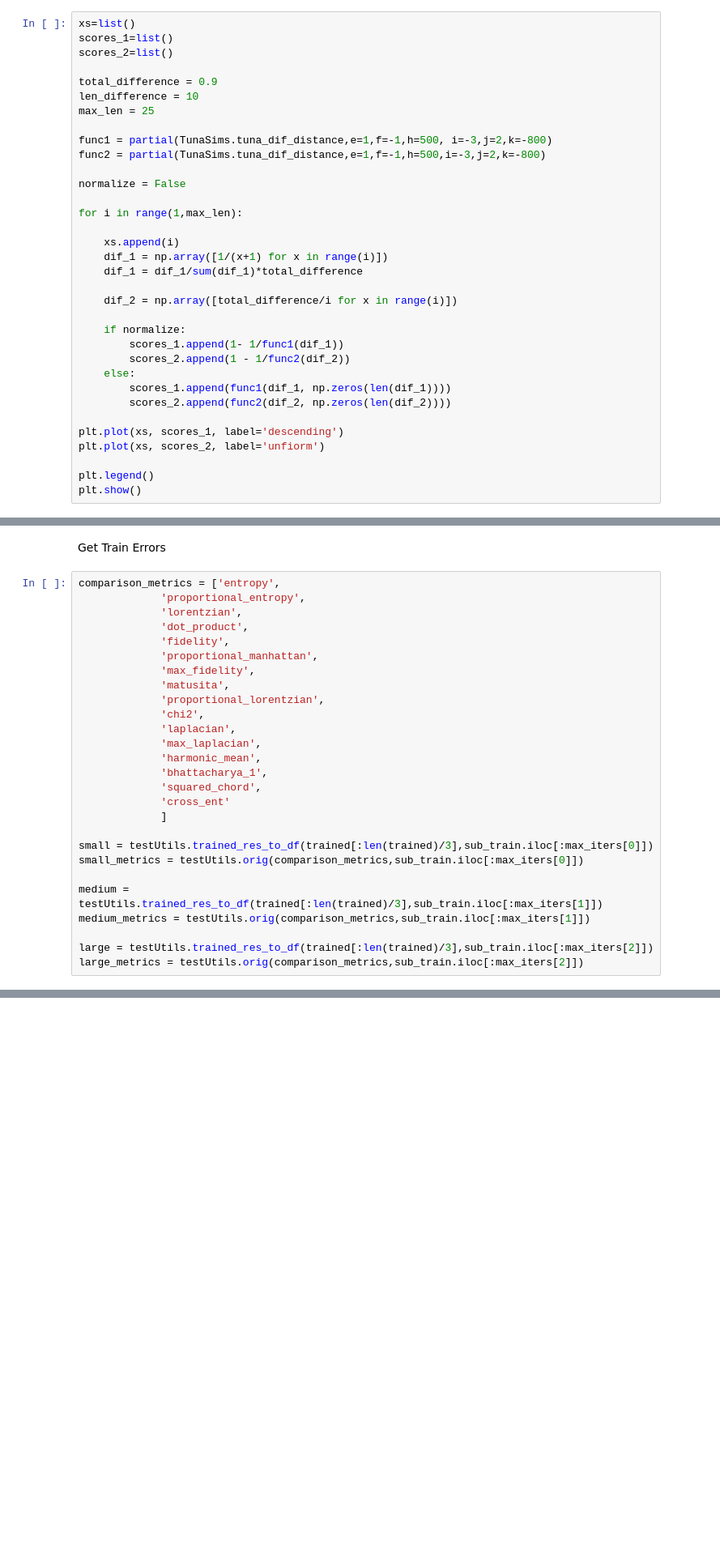
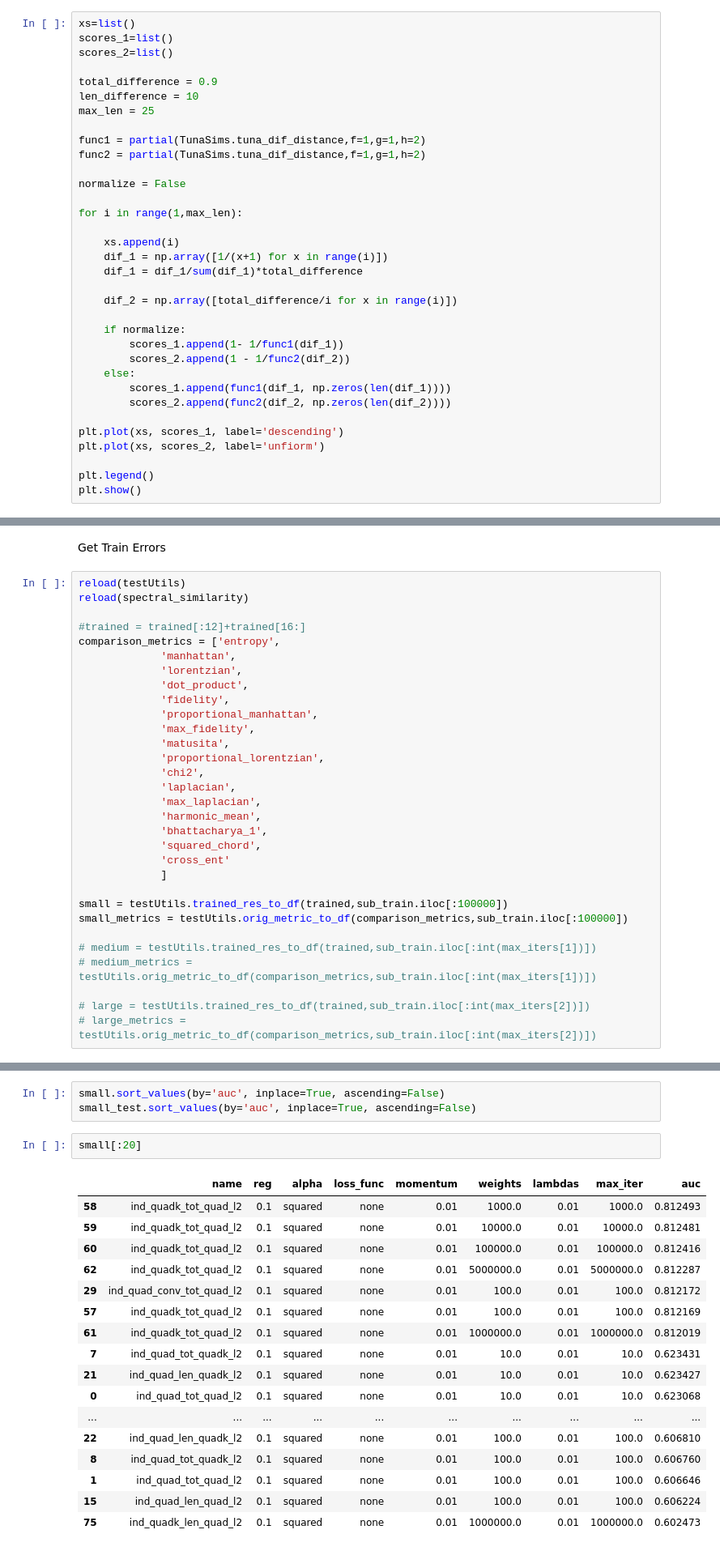
Before and after one commit to Jbug1/TunaSim, a Jupyter notebook: demos.ipynb, the cells around one changed output, grey strips where cells are left out. Shown at 81% size. Saved outputs shown, nothing was run; the diff lists cells and outputs as text; blank space fills up the shorter version.

Commit message:
tunaComb update

```diff
--- a/demos.ipynb
+++ b/demos.ipynb
@@ -25,8 +26,8 @@ total_difference = 0.9
 len_difference = 10
 max_len = 25
 
-func1 = partial(TunaSims.tuna_dif_distance,e=1,f=-1,h=500, i=-3,j=2,k=-800)
-func2 = partial(TunaSims.tuna_dif_distance,e=1,f=-1,h=500,i=-3,j=2,k=-800)
+func1 = partial(TunaSims.tuna_dif_distance,f=1,g=1,h=2)
+func2 = partial(TunaSims.tuna_dif_distance,f=1,g=1,h=2)
 
 normalize = False
 
@@ -254,8 +370,12 @@ for i in range(len(funcs)):
 # %% [markdown]
 Get Train Errors
 # %%
+reload(testUtils)
+reload(spectral_similarity)
+
+#trained = trained[:12]+trained[16:]
 comparison_metrics = ['entropy',
-             'proportional_entropy',
+             'manhattan',
              'lorentzian',
              'dot_product',
              'fidelity',
@@ -272,11 +392,11 @@ comparison_metrics = ['entropy',
              'cross_ent'
              ]
 
-small = testUtils.trained_res_to_df(trained[:len(trained)/3],sub_train.iloc[:max_iters[0]])
-small_metrics = testUtils.orig(comparison_metrics,sub_train.iloc[:max_iters[0]])
+small = testUtils.trained_res_to_df(trained,sub_train.iloc[:100000])
+small_metrics = testUtils.orig_metric_to_df(comparison_metrics,sub_train.iloc[:100000])
 
-medium = testUtils.trained_res_to_df(trained[:len(trained)/3],sub_train.iloc[:max_iters[1]])
-medium_metrics = testUtils.orig(comparison_metrics,sub_train.iloc[:max_iters[1]])
+# medium = testUtils.trained_res_to_df(trained,sub_train.iloc[:int(max_iters[1])])
+# medium_metrics = testUtils.orig_metric_to_df(comparison_metrics,sub_train.iloc[:int(max_iters[1])])
 
-large = testUtils.trained_res_to_df(trained[:len(trained)/3],sub_train.iloc[:max_iters[2]])
-large_metrics = testUtils.orig(comparison_metrics,sub_train.iloc[:max_iters[2]])
+# large = testUtils.trained_res_to_df(trained,sub_train.iloc[:int(max_iters[2])])
+# large_metrics = testUtils.orig_metric_to_df(comparison_metrics,sub_train.iloc[:int(max_iters[2])])
@@ -291,0 +454,23 @@ large_test_metrics = testUtils.orig(comparison_metrics,sub_test.iloc[max_iters[2
+# %%
+small.sort_values(by='auc', inplace=True, ascending=False)
+small_test.sort_values(by='auc', inplace=True, ascending=False)
+# %%
+small[:20]
+# %% [output]
+|  | name | reg | alpha | loss_func | momentum | weights | lambdas | max_iter | auc |
+| 58 | ind_quadk_tot_quad_l2 | 0.1 | squared | none | 0.01 | 1000.0 | 0.01 | 1000.0 | 0.812493 |
+| 59 | ind_quadk_tot_quad_l2 | 0.1 | squared | none | 0.01 | 10000.0 | 0.01 | 10000.0 | 0.812481 |
+| 60 | ind_quadk_tot_quad_l2 | 0.1 | squared | none | 0.01 | 100000.0 | 0.01 | 100000.0 | 0.812416 |
+| 62 | ind_quadk_tot_quad_l2 | 0.1 | squared | none | 0.01 | 5000000.0 | 0.01 | 5000000.0 | 0.812287 |
+| 29 | ind_quad_conv_tot_quad_l2 | 0.1 | squared | none | 0.01 | 100.0 | 0.01 | 100.0 | 0.812172 |
+| 57 | ind_quadk_tot_quad_l2 | 0.1 | squared | none | 0.01 | 100.0 | 0.01 | 100.0 | 0.812169 |
+| 61 | ind_quadk_tot_quad_l2 | 0.1 | squared | none | 0.01 | 1000000.0 | 0.01 | 1000000.0 | 0.812019 |
+| 7 | ind_quad_tot_quadk_l2 | 0.1 | squared | none | 0.01 | 10.0 | 0.01 | 10.0 | 0.623431 |
+| 21 | ind_quad_len_quadk_l2 | 0.1 | squared | none | 0.01 | 10.0 | 0.01 | 10.0 | 0.623427 |
+| 0 | ind_quad_tot_quad_l2 | 0.1 | squared | none | 0.01 | 10.0 | 0.01 | 10.0 | 0.623068 |
+| ... | ... | ... | ... | ... | ... | ... | ... | ... | ... |
+| 22 | ind_quad_len_quadk_l2 | 0.1 | squared | none | 0.01 | 100.0 | 0.01 | 100.0 | 0.606810 |
+| 8 | ind_quad_tot_quadk_l2 | 0.1 | squared | none | 0.01 | 100.0 | 0.01 | 100.0 | 0.606760 |
+| 1 | ind_quad_tot_quad_l2 | 0.1 | squared | none | 0.01 | 100.0 | 0.01 | 100.0 | 0.606646 |
+| 15 | ind_quad_len_quad_l2 | 0.1 | squared | none | 0.01 | 100.0 | 0.01 | 100.0 | 0.606224 |
+| 75 | ind_quadk_len_quad_l2 | 0.1 | squared | none | 0.01 | 1000000.0 | 0.01 | 1000000.0 | 0.602473 |
```
Also changed, not shown: parts of 21 cells of this notebook, 4 other files.
